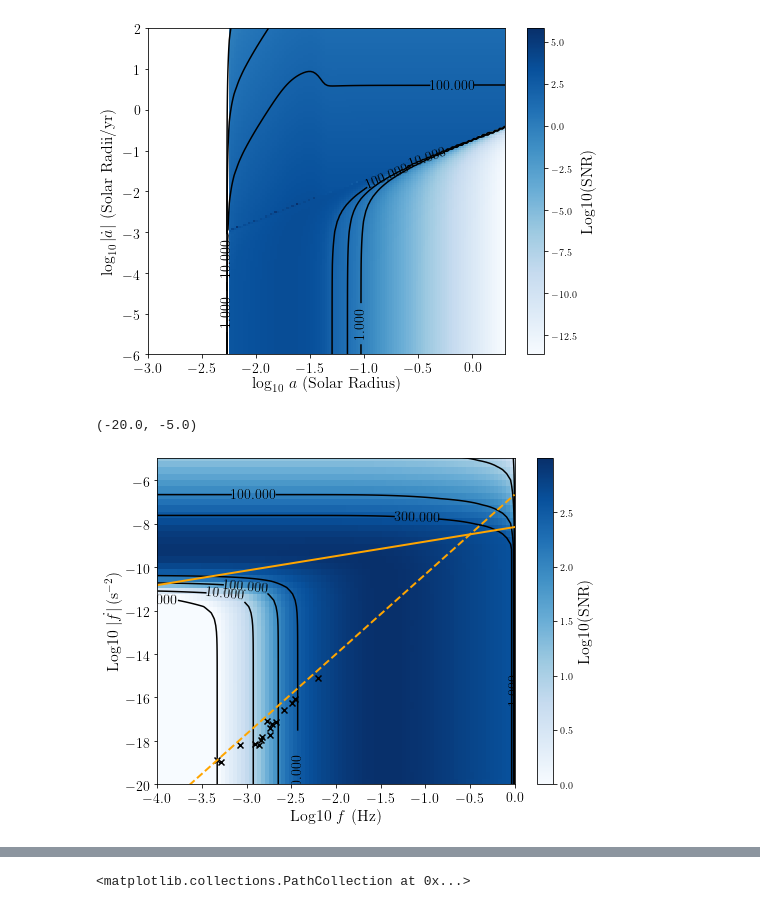
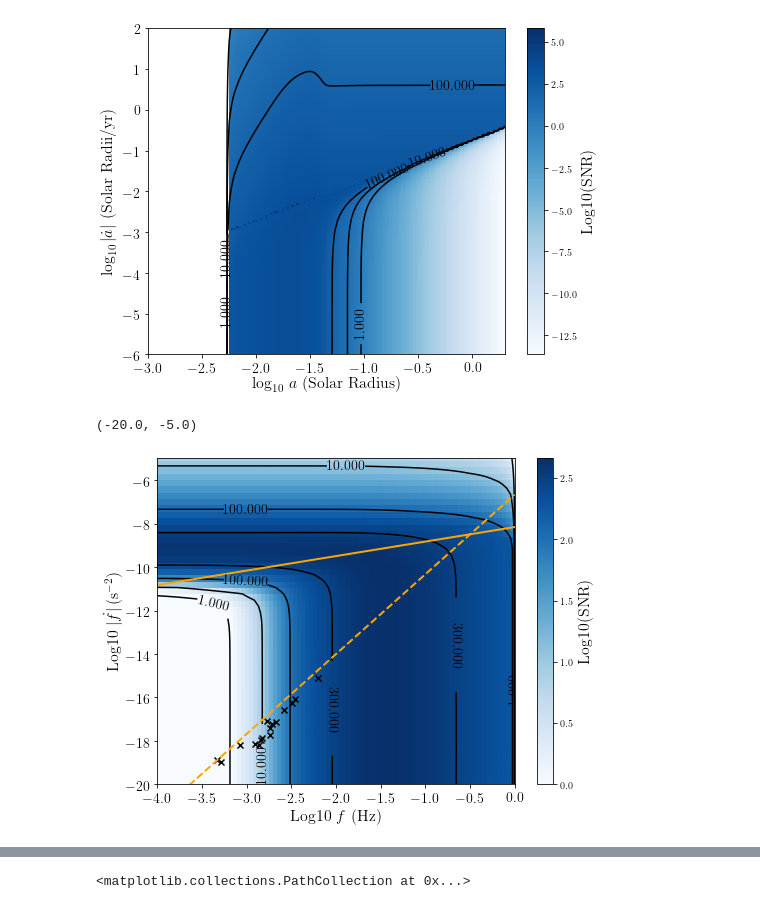
Before and after one commit to tcallister/LISA-and-CE-Evolution, a Jupyter notebook: SNR_grid.ipynb, the cells around one changed output, grey strips where cells are left out. Drawn from its saved outputs; the diff is of its cells as text; code cells hidden in the pictures.

```diff
--- a/SNR_grid.ipynb
+++ b/SNR_grid.ipynb
@@ -117,7 +117,7 @@ def fdotGW_from_fGW_Mc(f_gw,Mc):
     See Eq. 4.20 of Maggiore
     """
 
-    return (96./5.)*np.power(np.pi,8./3.)*np.power(G*Mc*Msun/c**3.,5./3.)*f_gw**(11./3.)
+    return (96./5.)*np.power(np.pi,8./3.)*np.power(G*Mc*Msun/c**3.,5./3.)*np.power(f_gw,11./3.)
 
 def amp_from_fGW_mass_dist(f_gw,Mc,D):
 
@@ -176,7 +176,6 @@ def snr_from_f_fdot(f0,fdot0,m1=1.,m2=1.,D=3.):
     amp_at_f = amp_from_fGW_mass_dist(fourier_freqs,compute_Mc(m1,m2),D)
     sep_at_f = a_from_fGW_mass(fourier_freqs,m1,m2)
 
-    adot = (-2.*np.pi/3.)*fdot0*np.power(sep_at_f,5./2.)/np.sqrt(G*(m1+m2)*Msun)
     fdot_at_f = fdot0
     hf = amp_at_f/np.sqrt(fdot_at_f)
 
@@ -268,30 +215,30 @@ Mcs = np.power(etas,3./5.)*(m1s+m2s)
 # %%
 f_orbs = np.logspace(-4.,0,90)
 fdot_orbs = np.logspace(-20,6,90)
 rhos = np.zeros((f_orbs.size,fdot_orbs.size))
 for i in range(f_orbs.size):
     for j in range(fdot_orbs.size):
-        rhos[i,j] = snr_from_f_fdot(f_orbs[i],fdot_orbs[j])
+        rhos[i,j] = snr_from_f_fdot(f_orbs[i],fdot_orbs[j],0.5,0.8)
 
 fig,ax = plt.subplots(figsize=(8,6))
 
 PS = ax.pcolormesh(np.log10(f_orbs),np.log10(fdot_orbs),np.log10(rhos).T,cmap='Blues',vmin=0)
 CS = ax.contour(np.log10(f_orbs),np.log10(fdot_orbs),rhos.T,levels=[1,10,100,300],colors='black')
 
 ax.clabel(CS, inline=1, fontsize=14)
 ax.set_xlabel(r'Log10 $f$ (Hz)',fontsize=16)
 ax.set_ylabel(r'Log10 $|\dot f|\,(\mathrm{s}^{-2})$',fontsize=16)
 ax.scatter(np.log10(wd_fs),np.log10((96./5.)*np.power(np.pi,8./3.)*np.power(c,-5.)*np.power(G*Mcs*Msun,5./3.)*np.power(wd_fs,11./3.)),marker='x',color='black')
 ax.plot(np.log10(f_ref),np.log10(fdot_drag),lw=2,color='orange')
 
 xs = 10.**np.linspace(-4,0,100)
 ys = fdotGW_from_fGW_Mc(xs,compute_Mc(0.5,0.8))
 ax.plot(np.log10(xs),np.log10(ys),lw=2,color='orange',ls='--')
 
 ax.tick_params(labelsize=14)
 cb = fig.colorbar(PS)
 cb.set_label(label="Log10(SNR)",fontsize=16)
 ax.set_ylim(-20,-5)
 # %% [output]
 (-20.0, -5.0)
-[figure, old version]
+[figure, new version]
```
Also changed, not shown: parts of 7 cells of this notebook.
